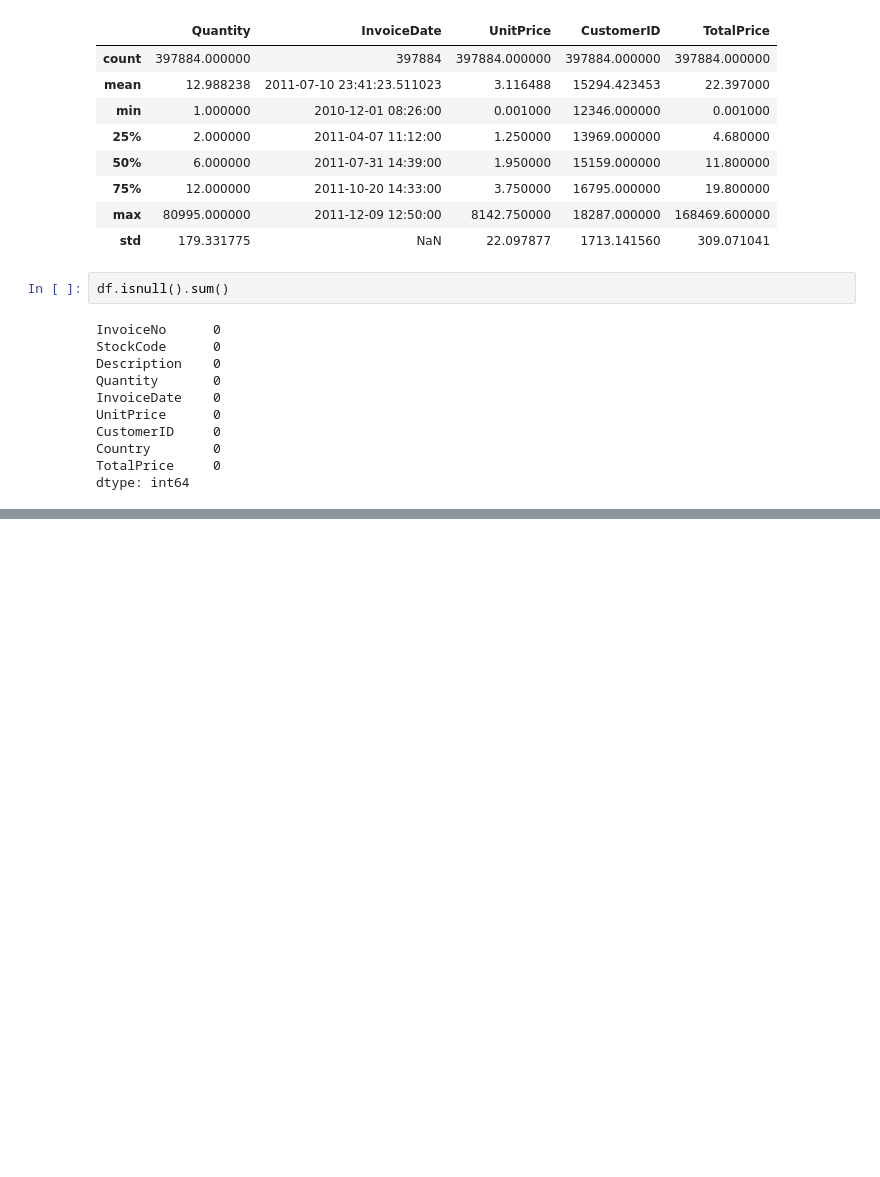
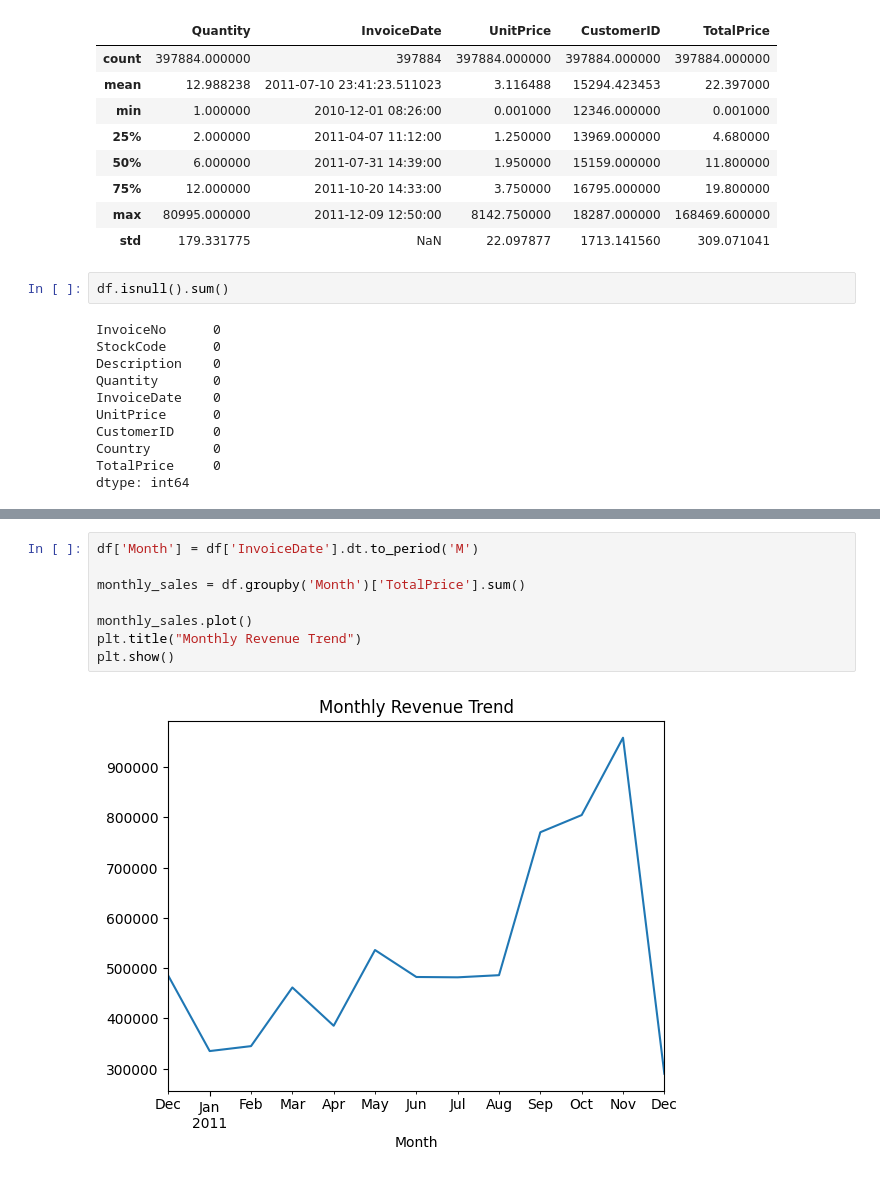
Before and after one commit to Qanmberjawad/clv-prediction, a Jupyter notebook: notebooks/01_data_loading.ipynb, the cells around one changed output, grey strips where cells are left out. Saved outputs shown, nothing was run; the diff lists cells and outputs as text; blank space fills up the shorter version.

```diff
--- a/notebooks/01_data_loading.ipynb
+++ b/notebooks/01_data_loading.ipynb
@@ -116,0 +142,10 @@ dtype: int64
+# %%
+df['Month'] = df['InvoiceDate'].dt.to_period('M')
+
+monthly_sales = df.groupby('Month')['TotalPrice'].sum()
+
+monthly_sales.plot()
+plt.title("Monthly Revenue Trend")
+plt.show()
+# %% [output]
+[figure, added]
```
Also changed, not shown: parts of 12 cells of this notebook.
